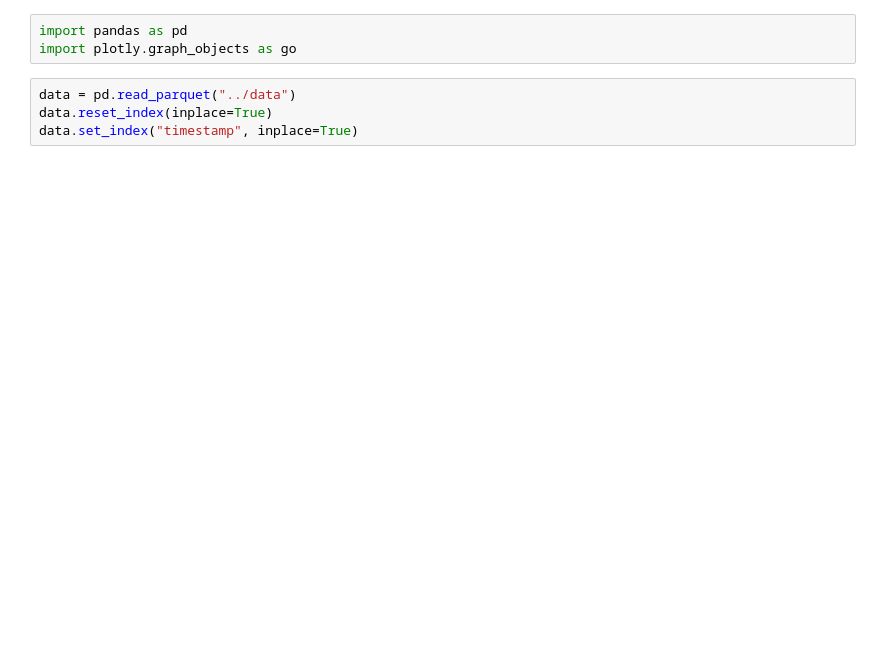
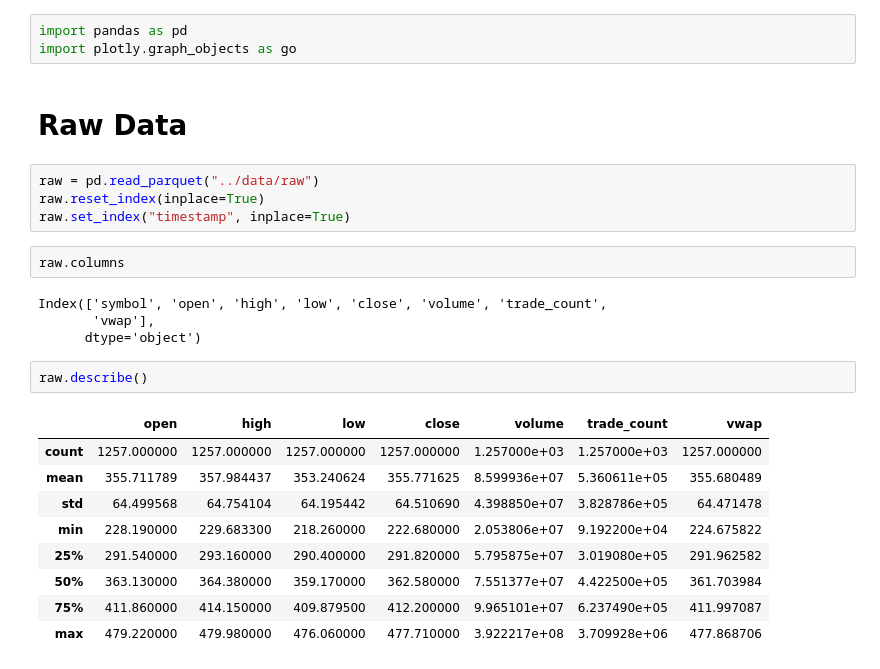
Before and after one commit to JustinGoheen/quant-lab, a Jupyter notebook: notebooks/data-eda.ipynb, the cells around one changed output. Drawn from its saved outputs; the diff is of its cells as text; blank space fills up the shorter version.

```diff
--- a/notebooks/data-eda.ipynb
+++ b/notebooks/data-eda.ipynb
@@ -1,7 +1,27 @@
 # %%
 import pandas as pd
 import plotly.graph_objects as go
+# %% [markdown]
+# Raw Data
 # %%
-data = pd.read_parquet("../data")
-data.reset_index(inplace=True)
-data.set_index("timestamp", inplace=True)
+raw = pd.read_parquet("../data/raw")
+raw.reset_index(inplace=True)
+raw.set_index("timestamp", inplace=True)
+# %%
+raw.columns
+# %% [output]
+Index(['symbol', 'open', 'high', 'low', 'close', 'volume', 'trade_count',
+       'vwap'],
+      dtype='object')
+# %%
+raw.describe()
+# %% [output]
+|  | open | high | low | close | volume | trade_count | vwap |
+| count | 1257.000000 | 1257.000000 | 1257.000000 | 1257.000000 | 1.257000e+03 | 1.257000e+03 | 1257.000000 |
+| mean | 355.711789 | 357.984437 | 353.240624 | 355.771625 | 8.599936e+07 | 5.360611e+05 | 355.680489 |
+| std | 64.499568 | 64.754104 | 64.195442 | 64.510690 | 4.398850e+07 | 3.828786e+05 | 64.471478 |
+| min | 228.190000 | 229.683300 | 218.260000 | 222.680000 | 2.053806e+07 | 9.192200e+04 | 224.675822 |
+| 25% | 291.540000 | 293.160000 | 290.400000 | 291.820000 | 5.795875e+07 | 3.019080e+05 | 291.962582 |
+| 50% | 363.130000 | 364.380000 | 359.170000 | 362.580000 | 7.551377e+07 | 4.422500e+05 | 361.703984 |
+| 75% | 411.860000 | 414.150000 | 409.879500 | 412.200000 | 9.965101e+07 | 6.237490e+05 | 411.997087 |
+| max | 479.220000 | 479.980000 | 476.060000 | 477.710000 | 3.922217e+08 | 3.709928e+06 | 477.868706 |
```
Also changed, not shown: parts of 8 cells of this notebook.
